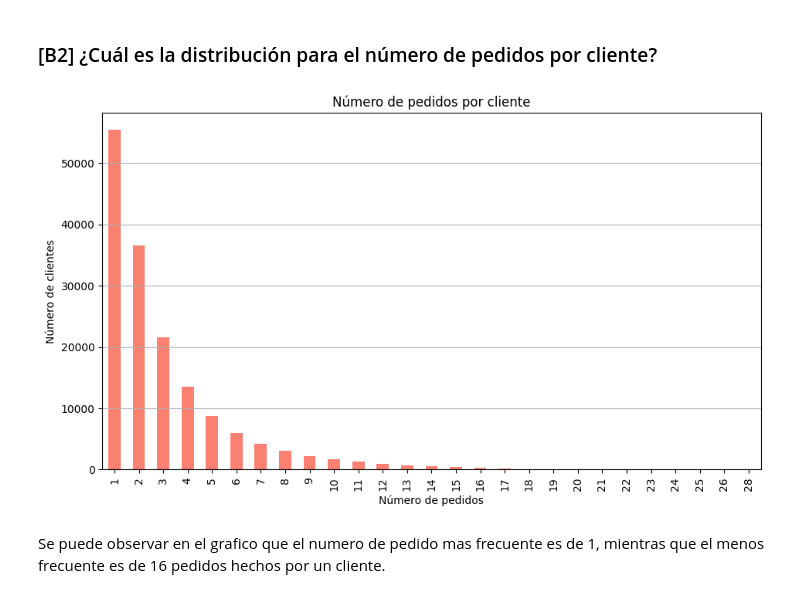
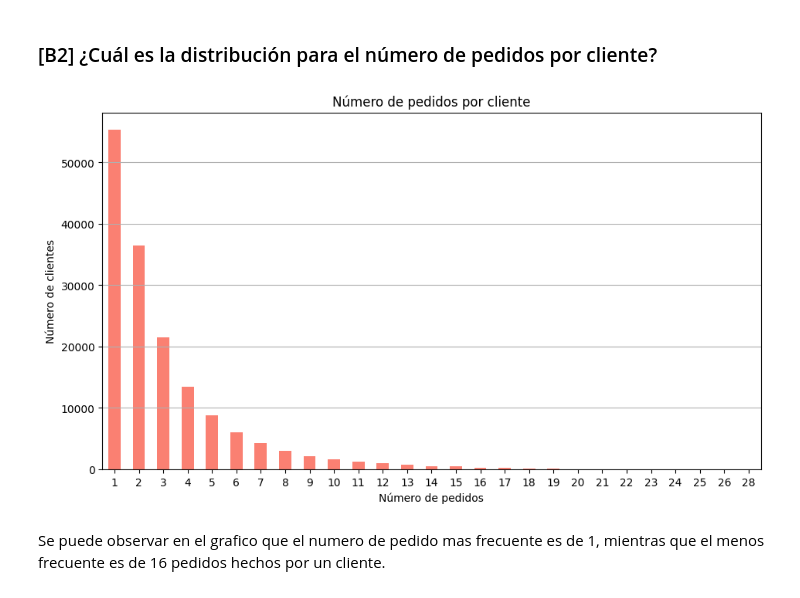
Before and after one commit to Hectorcidps/Portfolio_DA, a Jupyter notebook: Proyecto 2 - Llena ese carrito/Llena ese carrito.ipynb, the cells around one changed output. Drawn from its saved outputs; the diff is of its cells as text; code cells hidden in the pictures.

```diff
--- a/Proyecto 2 - Llena ese carrito/Llena ese carrito.ipynb
+++ b/Proyecto 2 - Llena ese carrito/Llena ese carrito.ipynb
@@ -236,3 +217,5 @@ Name: count, Length: 478952, dtype: int64
+# %%
+df_orders['days_since_prior_order'] = df_orders['days_since_prior_order'].astype("Int64")
 # %% [markdown]
 En el DF df_orders existian 15 valores duplicados, con ayuda del método duplicated + sum logre visualizar cuantos valores existían, después aplicando un filtro con el método duplicated visualice los 15 valores los cuales coincidian en el con pedidos hechos el miércoles a las 2 am. posteriormente con el método drop.duplicates y aplicando el inplace=True, elimine estos valores. Por último aplique un filtro en la columna 'order_id' con el método value_counts() para confirmar que han sido eliminados del DF.
 # %% [markdown]
@@ -742,14 +727,17 @@ num_pedidos = filtro_pedidos_user.value_counts().sort_index()
+# %%
+order_user = df_orders.groupby('user_id')['order_id'].size().value_counts().sort_index()
 # %%
-num_pedidos.plot(title='Número de pedidos por cliente',
+order_user.plot(title='Número de pedidos por cliente',
                          kind='bar',
                          xlabel='Número de pedidos',
                          ylabel='Número de clientes',
                          color='salmon',
-                         figsize=(11,6))
+                         figsize=(11,6),
+                         rot=1)
 plt.grid(axis='y')
 plt.show()
 # %% [output]
-[figure, old version]
+[figure, new version]
 # %% [markdown]
 Se puede observar en el grafico que el numero de pedido mas frecuente es de 1, mientras que el menos frecuente es de 16 pedidos hechos por un cliente.
 # %% [markdown]
```
Also changed, not shown: parts of 73 cells of this notebook.
